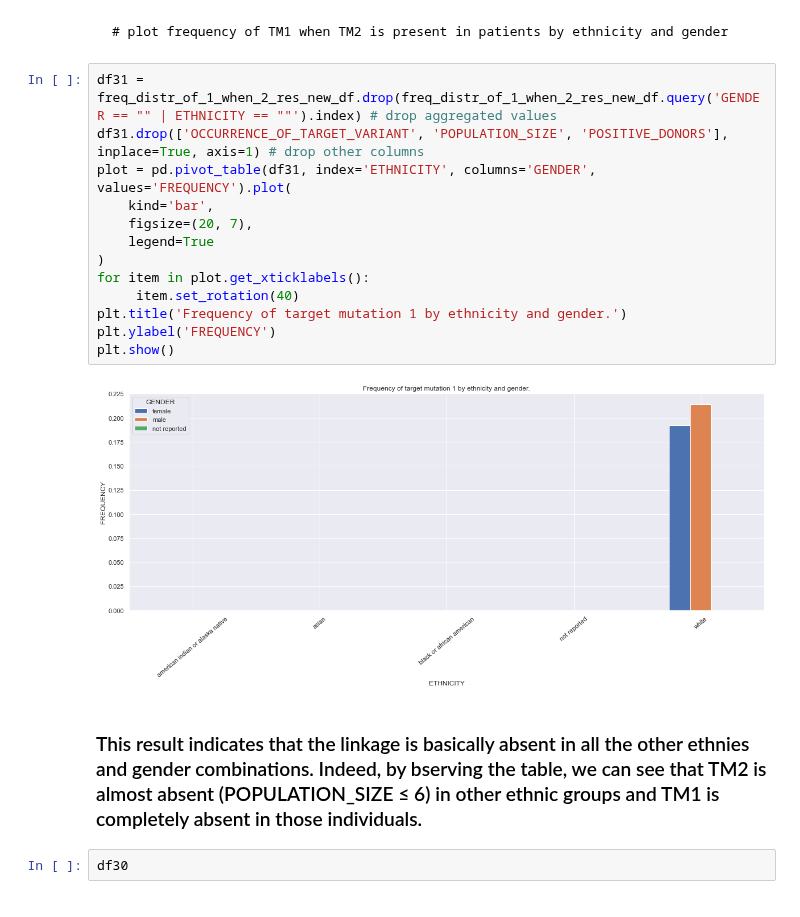
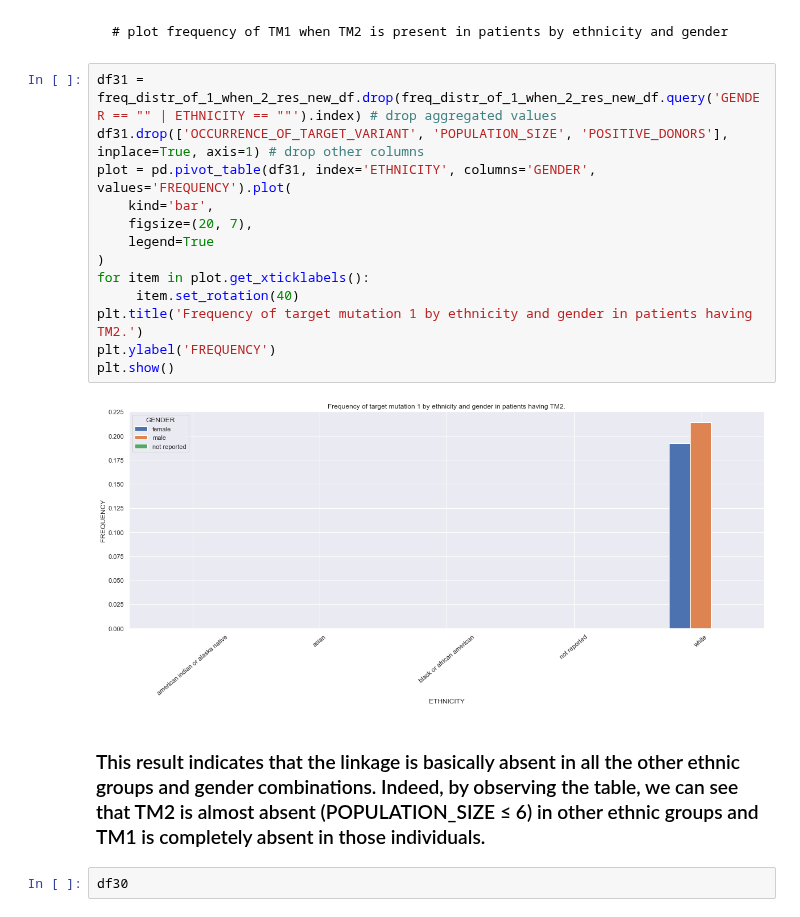
Before and after one commit to DEIB-GECO/VarSum, a Jupyter notebook: demo/correlation in genes causing tumor development.ipynb, the cells around one changed output. Drawn from its saved outputs; the diff is of its cells as text.

```diff
--- a/demo/correlation in genes causing tumor development.ipynb
+++ b/demo/correlation in genes causing tumor development.ipynb
@@ -225,20 +226,20 @@ df30 = freq_distr_of_1_when_2_res_new_df.pivot_table(freq_distr_of_1_when_2_res_
 # %%
 df31 = freq_distr_of_1_when_2_res_new_df.drop(freq_distr_of_1_when_2_res_new_df.query('GENDER == "" | ETHNICITY == ""').index) # drop aggregated values
 df31.drop(['OCCURRENCE_OF_TARGET_VARIANT', 'POPULATION_SIZE', 'POSITIVE_DONORS'], inplace=True, axis=1) # drop other columns
 plot = pd.pivot_table(df31, index='ETHNICITY', columns='GENDER', values='FREQUENCY').plot(
     kind='bar',
     figsize=(20, 7),
     legend=True
 )
 for item in plot.get_xticklabels():
      item.set_rotation(40)
-plt.title('Frequency of target mutation 1 by ethnicity and gender.')
+plt.title('Frequency of target mutation 1 by ethnicity and gender in patients having TM2.')
 plt.ylabel('FREQUENCY')
 plt.show()
 # %% [output]
-[figure, old version]
+[figure, new version]
 # %% [markdown]
-### This result indicates that the linkage is basically absent in all the other ethnies and gender combinations. Indeed, by bserving the table, we can see that TM2 is almost absent (POPULATION_SIZE ≤ 6) in other ethnic groups and TM1 is completely absent in those individuals.
+### This result indicates that the linkage is basically absent in all the other ethnic groups and gender combinations. Indeed, by observing the table, we can see that TM2 is almost absent (POPULATION_SIZE ≤ 6) in other ethnic groups and TM1 is completely absent in those individuals.
 # %%
 df30
 # %% [output]
```
Also changed, not shown: parts of 15 cells of this notebook, 7 other files.
